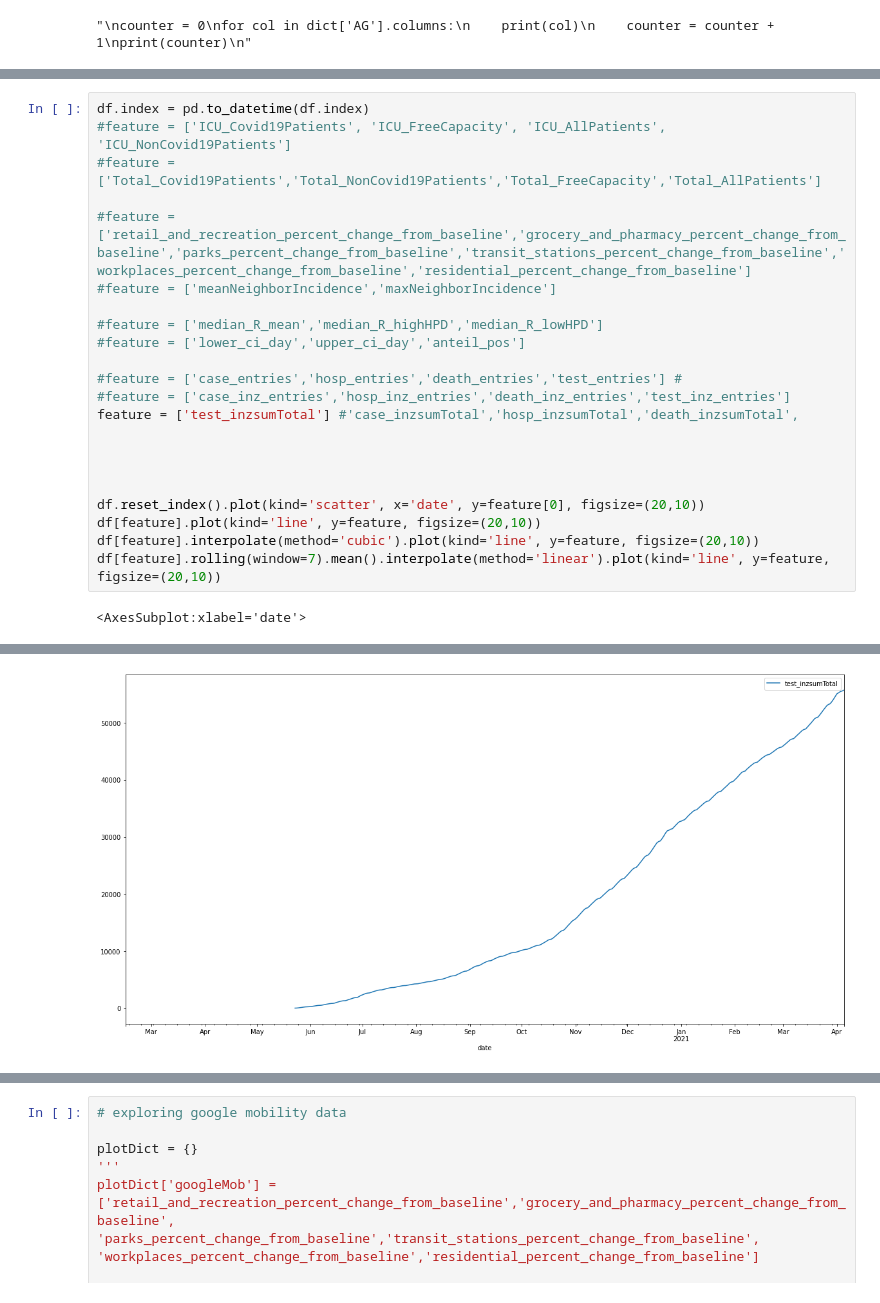
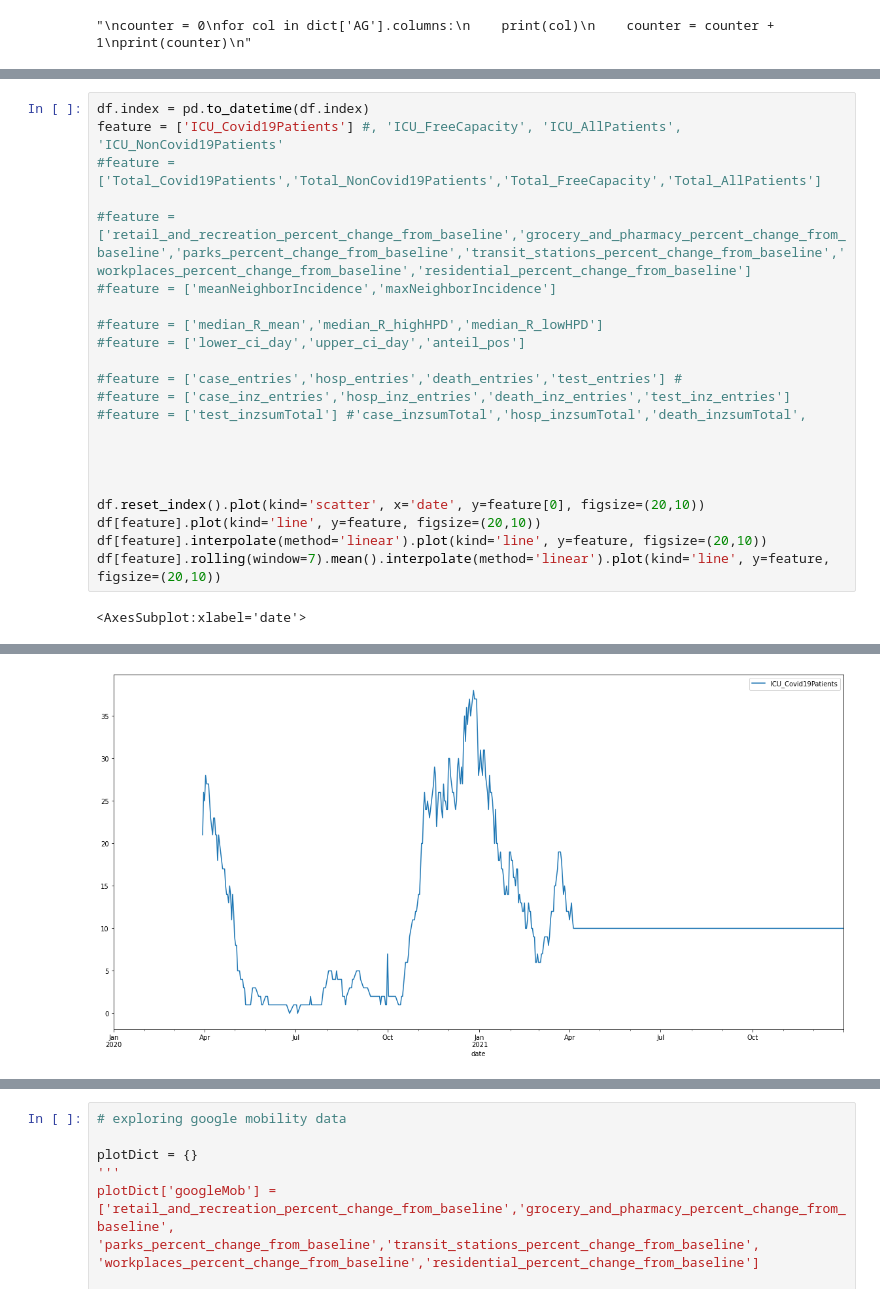
Before and after one commit to ratschlab/projects2021-bsc-thesis-scherer, a Jupyter notebook: DataExplorer.ipynb, the cells around one changed output, grey strips where cells are left out. Cells and saved outputs as stored; diff of their text form.

```diff
--- a/DataExplorer.ipynb
+++ b/DataExplorer.ipynb
@@ -49,7 +49,7 @@ clouds (#NaN/total): (0/416)
 precipitation (#NaN/total): (0/416)
 # %%
 df.index = pd.to_datetime(df.index)
-#feature = ['ICU_Covid19Patients', 'ICU_FreeCapacity', 'ICU_AllPatients', 'ICU_NonCovid19Patients']
+feature = ['ICU_Covid19Patients'] #, 'ICU_FreeCapacity', 'ICU_AllPatients', 'ICU_NonCovid19Patients'
 #feature = ['Total_Covid19Patients','Total_NonCovid19Patients','Total_FreeCapacity','Total_AllPatients']
 
 #feature = ['retail_and_recreation_percent_change_from_baseline','grocery_and_pharmacy_percent_change_from_baseline','parks_percent_change_from_baseline','transit_stations_percent_change_from_baseline','workplaces_percent_change_from_baseline','residential_percent_change_from_baseline']
@@ -60,14 +60,14 @@ df.index = pd.to_datetime(df.index)
 
 #feature = ['case_entries','hosp_entries','death_entries','test_entries'] #
 #feature = ['case_inz_entries','hosp_inz_entries','death_inz_entries','test_inz_entries']
-feature = ['test_inzsumTotal'] #'case_inzsumTotal','hosp_inzsumTotal','death_inzsumTotal',
+#feature = ['test_inzsumTotal'] #'case_inzsumTotal','hosp_inzsumTotal','death_inzsumTotal',
 
 
 
 
 df.reset_index().plot(kind='scatter', x='date', y=feature[0], figsize=(20,10))
 df[feature].plot(kind='line', y=feature, figsize=(20,10))
-df[feature].interpolate(method='cubic').plot(kind='line', y=feature, figsize=(20,10))
+df[feature].interpolate(method='linear').plot(kind='line', y=feature, figsize=(20,10))
 df[feature].rolling(window=7).mean().interpolate(method='linear').plot(kind='line', y=feature, figsize=(20,10))
 # %% [output]
 <AxesSubplot:xlabel='date'>
@@ -76 +76 @@ df[feature].rolling(window=7).mean().interpolate(method='linear').plot(kind='lin
-[figure, old version]
+[figure, new version]
```
Also changed, not shown: parts of 1 cell of this notebook, 55 other files.
